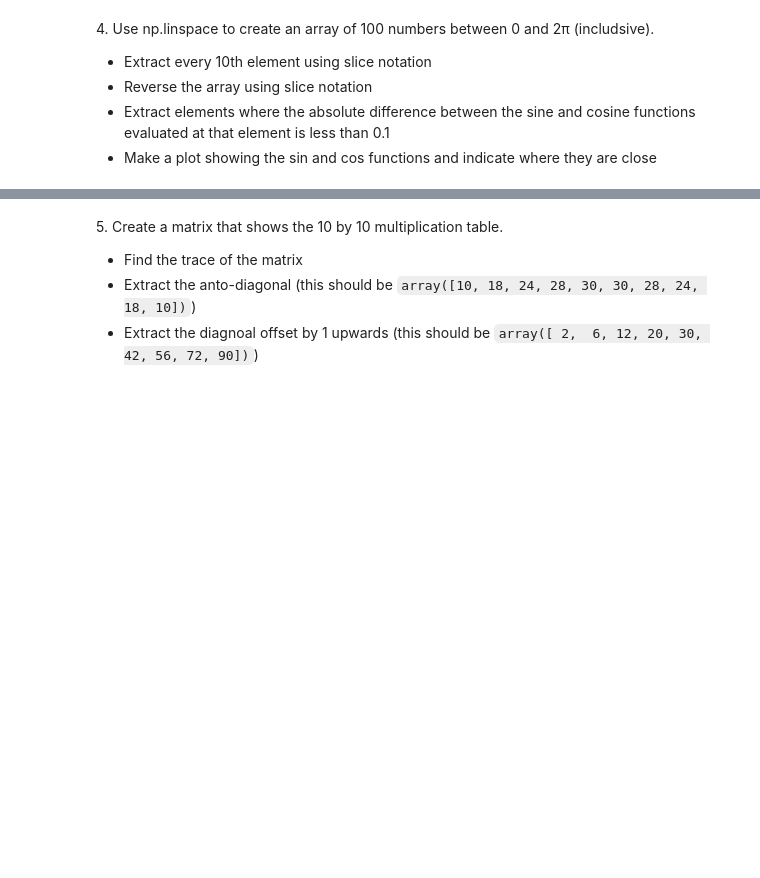
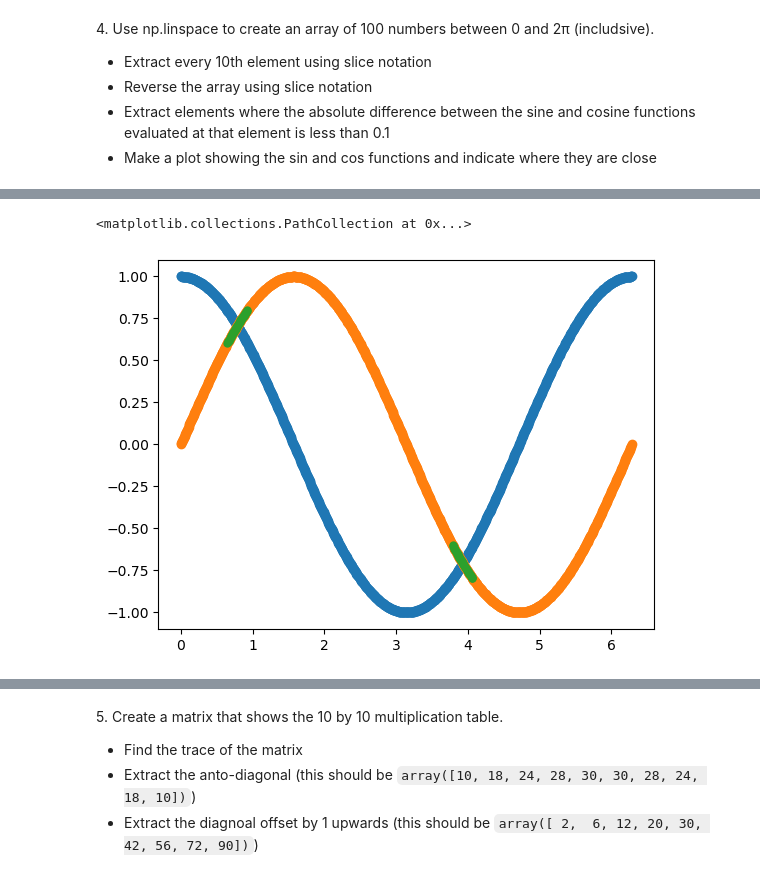
Before and after one commit to nicolomontagner02/LaboratoryOfComputationalPhysics_Y7, a Jupyter notebook: 04ex_Numpy.ipynb, the cells around one changed output, grey strips where cells are left out. Saved outputs shown, nothing was run; the diff lists cells and outputs as text; code cells hidden in the pictures; blank space fills up the shorter version.

```diff
--- a/04ex_Numpy.ipynb
+++ b/04ex_Numpy.ipynb
@@ -128,3 +148,18 @@ Note: you may need to restart the kernel to use updated packages.
+# %%
+l = np.linspace(0,2*np.pi, 1000)
+l_10 = l[::10]
+l_r = l[::-1]
+
+mask = abs(np.sin(l)-np.cos(l))<0.2
+
+l_n = l[mask]
+
+plt.scatter(l,np.cos(l))
+plt.scatter(l,np.sin(l))
+plt.scatter(l_n,np.sin(l_n),linewidth = 0)
+# %% [output]
+<matplotlib.collections.PathCollection at 0x...>
+[figure, added]
 # %%
 import numpy as np
 import matplotlib.pyplot as plt
```
Also changed, not shown: parts of 5 cells of this notebook, 1 other file.
